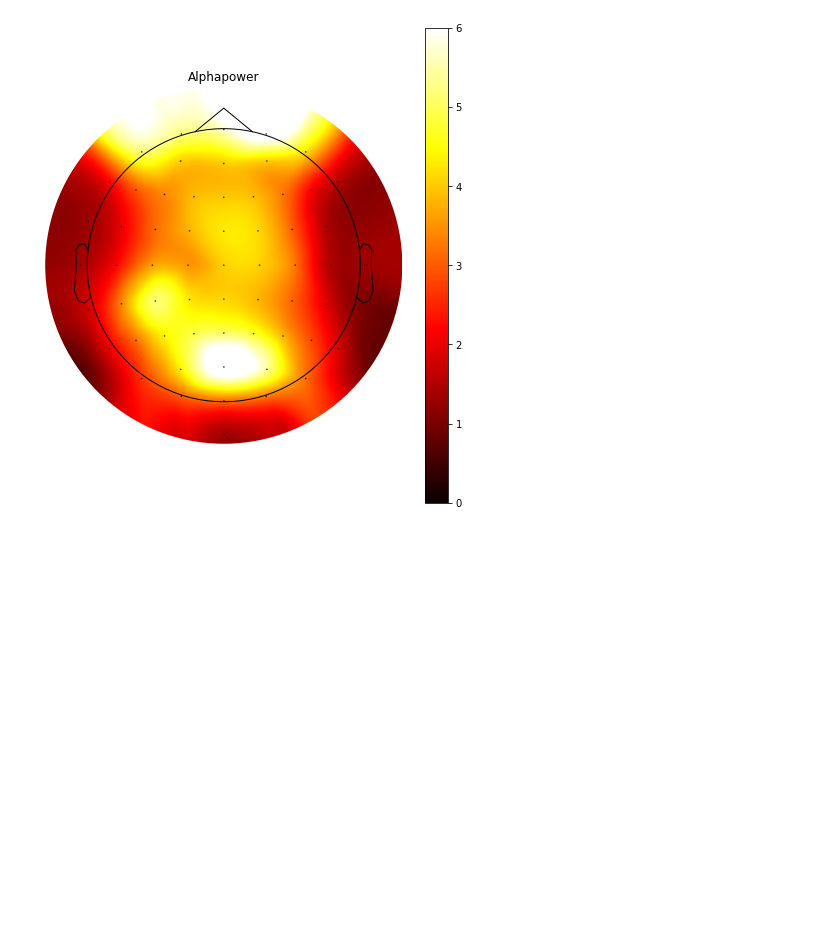
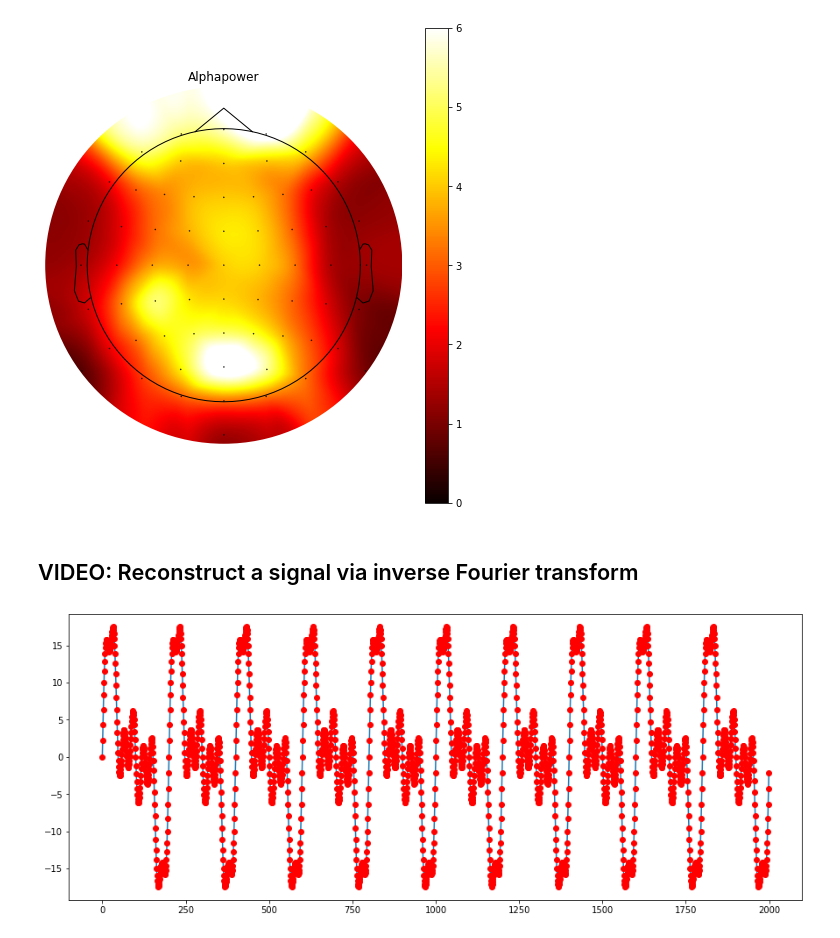
Before and after one commit to dxganta/Neural-Signal-Processing-Analysis, a Jupyter notebook: Section 5/uANTS_spectral.ipynb, the cells around one changed output. Saved outputs shown, nothing was run; the diff lists cells and outputs as text; code cells hidden in the pictures; blank space fills up the shorter version.

```diff
--- a/Section 5/uANTS_spectral.ipynb
+++ b/Section 5/uANTS_spectral.ipynb
@@ -383,3 +384,43 @@ alphapower.shape
 topoPlotIndie(data['EEG'], alphapower, 'Alphapower', (0,6), 'hot', 0)
 # %% [output]
 [figure]
+# %% [markdown]
+##  VIDEO: Reconstruct a signal via inverse Fourier transform
+# %%
+# %% create the signal
+
+# % define a sampling rate and time vector
+srate = 1000
+time = np.arange(-1, 1, 1/srate)
+
+# % frequencies
+frex = [ 3, 10, 5, 15, 35 ]
+# %%
+signal = np.zeros(len(time))
+for i in range(len(frex)):
+    signal += signal + i * np.sin(2*np.pi*time*frex[i])
+# %%
+# %% on to the ift!
+
+# %%% Here you will invert the Fourier transform,
+# %   by starting from Fourier coefficients and getting back into the time domain.
+
+N = len(signal)
+fourierTime = np.arange(N) / N
+reconSignal = np.zeros(N)
+fourierCoefs = fft(signal) / N
+
+for fi in range(N):
+#     % create coefficient-modulated sine wave for this frequency
+#     % Note: this is a complex sine wave without the minus sine in the exponential.
+    fourierSine = np.exp(1j * 2 * np.pi * fi * fourierTime)
+
+#     % continue building up signal...
+    reconSignal = reconSignal + fourierSine * fourierCoefs[fi]
+
+plt.figure(figsize=(15,6))
+plt.plot(reconSignal.real, '.-')
+plt.plot(signal, 'ro')
+plt.show()
+# %% [output]
+[figure, added]
```
Also changed, not shown: parts of 1 cell of this notebook, 2 other files.
